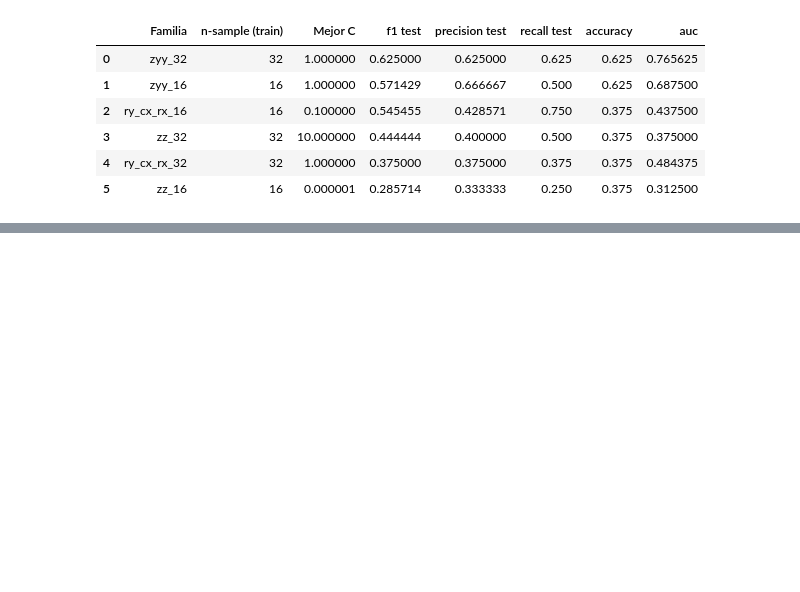
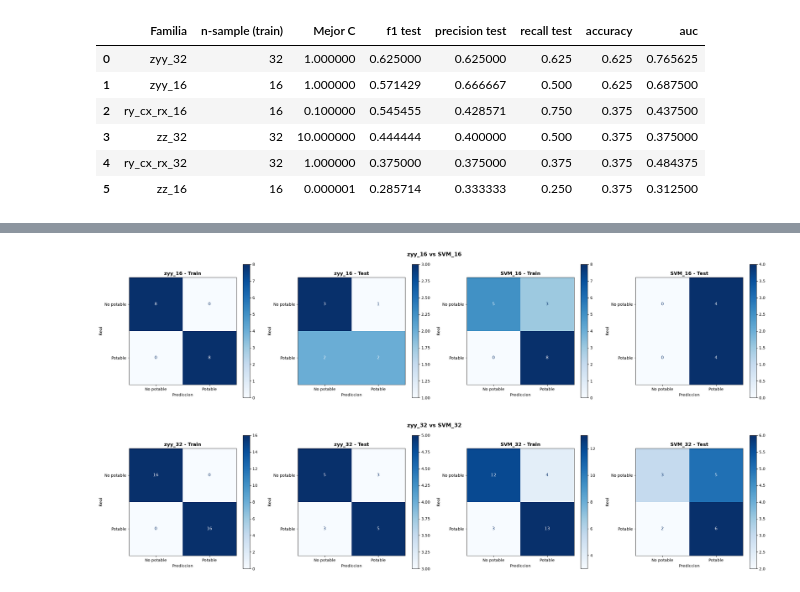
Before and after one commit to felipechoy1/QuantumTenango_Quantaton2026_Track2, a Jupyter notebook: qsvm_water.ipynb, the cells around one changed output, grey strips where cells are left out. Cells and saved outputs as stored; diff of their text form; code cells hidden in the pictures; blank space fills up the shorter version.

```diff
--- a/qsvm_water.ipynb
+++ b/qsvm_water.ipynb
@@ -590,6 +590,10 @@ from funciones import (
 )
 
 resumen_familias = []
+# Resultados y etiquetas por familia, reutilizados en el Paso 4
+# (comparacion contra el SVM clasico) sin recalcular el QSVM.
+resultados_qsvm_por_familia = {}
+etiquetas_por_familia = {}
 
 for seccion, familia in enumerate(FAMILIAS, start=1):
     feature_map, tamano, _rt, _rte = parsear_familia(familia)
@@ -600,6 +604,8 @@ for seccion, familia in enumerate(FAMILIAS, start=1):
     y_train, y_test = etiquetas_familia(muestreo_df, tamano, NIVEL_POR_TAMANO)
 
     resultado = evaluar_familia_qsvm(K_train, y_train, K_test, y_test)
+    resultados_qsvm_por_familia[clave] = resultado
+    etiquetas_por_familia[clave] = (y_train, y_test)
 
     # Comparacion train vs test (brecha de overfitting) de esta familia.
     display(comparar_metricas_train_test(
@@ -694,0 +709,9 @@ tabla_resumen
+# %%
+from funciones import entrenar_svm_muestra, parsear_familia
+
+TAMANOS_UNICOS = sorted({parsear_familia(f)[1] for f in FAMILIAS})
+
+svm_por_tamano = {
+    tamano: entrenar_svm_muestra(muestreo_df, variables_finales, tamano, NIVEL_POR_TAMANO)
+    for tamano in TAMANOS_UNICOS
+}
@@ -694,0 +725,31 @@ tabla_resumen
+# %%
+from funciones import graficar_comparacion_familia
+
+# Mejor familia QSVM (mayor f1 test) por tamano de muestra.
+mejor_por_tamano = {
+    tamano: max(
+        (fila for fila in resumen_familias if fila["n-sample (train)"] == tamano),
+        key=lambda fila: fila["f1 test"],
+    )
+    for tamano in TAMANOS_UNICOS
+}
+
+for seccion, tamano in enumerate(TAMANOS_UNICOS, start=1):
+    mejor = mejor_por_tamano[tamano]
+    clave = mejor["Familia"]
+
+    resultado_qsvm = resultados_qsvm_por_familia[clave]
+    y_train, y_test = etiquetas_por_familia[clave]
+    resultado_svm = svm_por_tamano[tamano]
+
+    fig, _ = graficar_comparacion_familia(
+        y_train, resultado_qsvm["y_pred_train"],
+        y_test, resultado_qsvm["y_pred_test"],
+        resultado_svm["y_pred_train"], resultado_svm["y_pred_test"],
+        clave, f"SVM_{tamano}",
+    )
+    fig.savefig(f"{IMG_DIR}/04_{seccion:02d}_comparacion_mejor_{tamano}.png", dpi=150, bbox_inches="tight")
+    plt.show()
+# %% [output]
+[figure, added]
+[figure, added]
```
Also changed, not shown: parts of 8 cells of this notebook, 6 other files.
